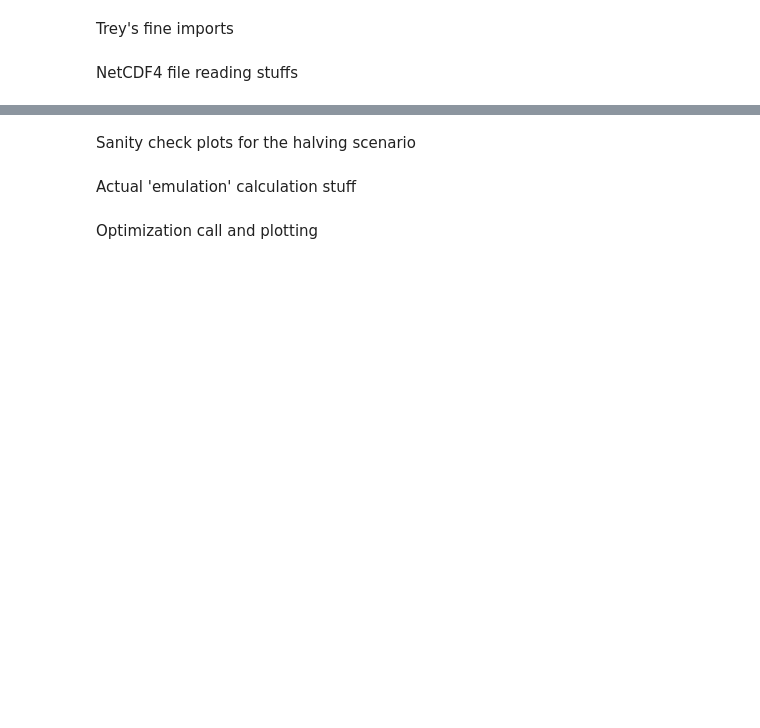
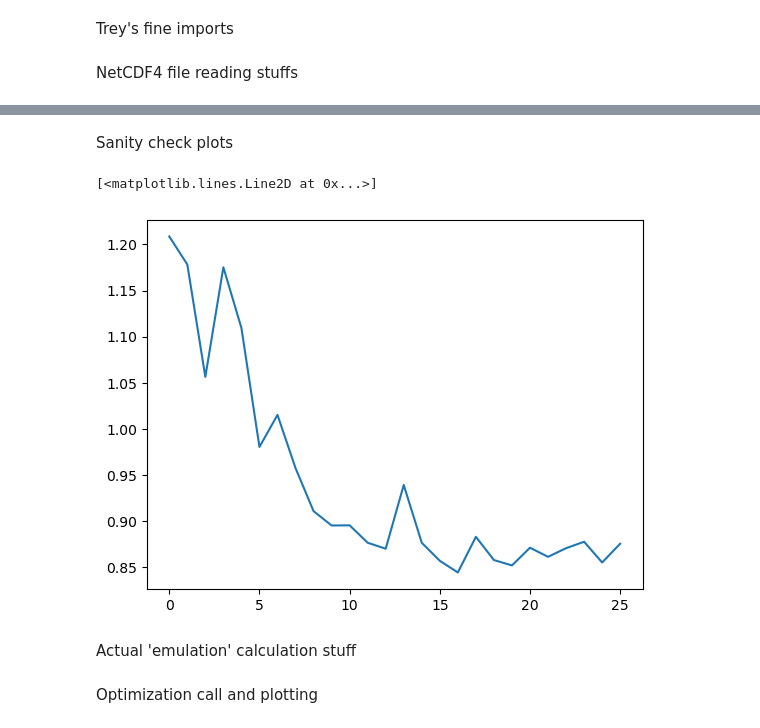
Before and after one commit to FToThe3rdPower/EarthSysModelling, a Jupyter notebook: PlasimEmu.ipynb, the cells around one changed output, grey strips where cells are left out. Drawn from its saved outputs; the diff is of its cells as text; code cells hidden in the pictures; blank space fills up the shorter version.

```diff
--- a/PlasimEmu.ipynb
+++ b/PlasimEmu.ipynb
@@ -176,13 +313,16 @@ ValueError: operands could not be broadcast together with remapped shapes [origi
 # %% [markdown]
-Sanity check plots for the halving scenario
+Sanity check plots
 # %%
 # plt.plot(dataRRay[:,0,0], dataRRay[:,1,0]-285, "or")
 # plt.plot(dataRRay[:,0,1], dataRRay[:,1,1]-285, "xg")
 # plt.plot(dataRRay[:,0,2], dataRRay[:,1,2]-285, ".b")
 # plt.plot(avgDataArr[:,0], avgDataArr[:,1])
 # plt.show()
 
-#print(dataRRay[:,:,0])
+plt.plot(dubAvgDataCorrArr)
+# %% [output]
+[<matplotlib.lines.Line2D at 0x...>]
+[figure, added]
 # %% [markdown]
 Actual 'emulation' calculation stuff
 # %%
```
Also changed, not shown: parts of 9 cells of this notebook.
